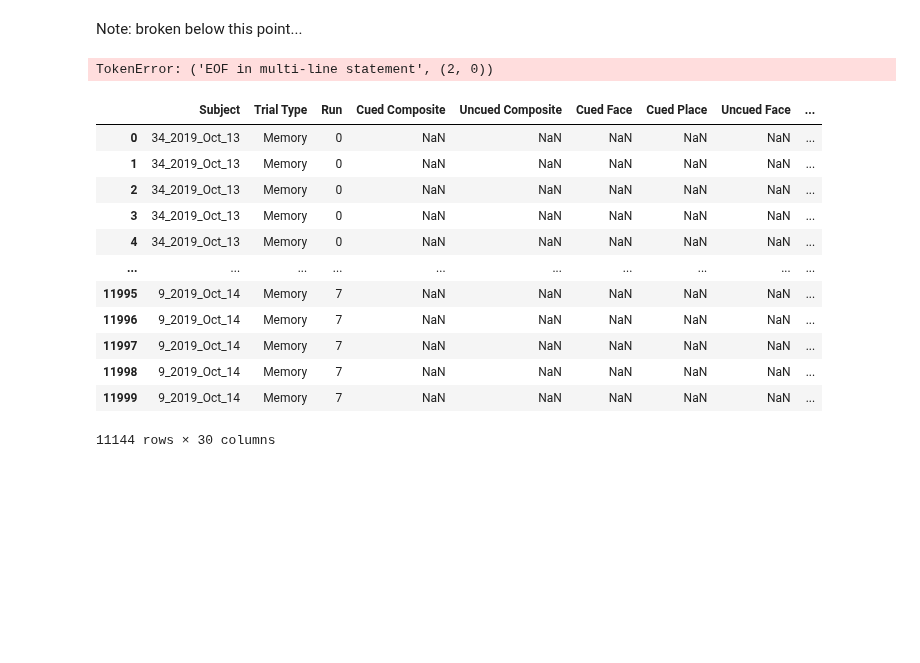
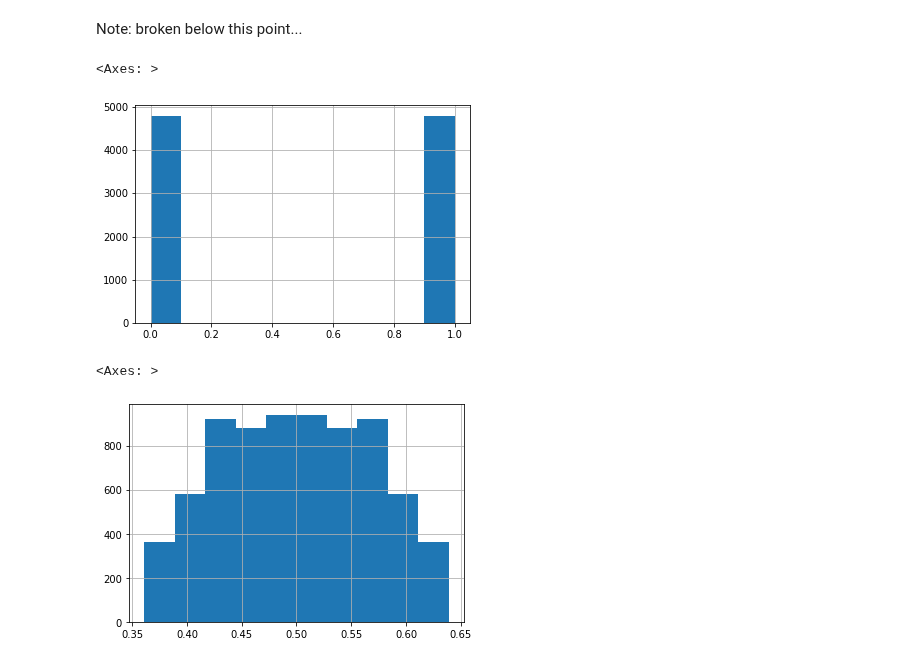
Before and after one commit to jeremymanning/attention-memory-task, a Jupyter notebook: code/data_loader.ipynb, the cells around one changed output. Drawn from its saved outputs; the diff is of its cells as text; code cells hidden in the pictures; blank space fills up the shorter version.

Commit message:
working on cue recency analyses

```diff
--- a/code/data_loader.ipynb
+++ b/code/data_loader.ipynb
@@ -1026,7 +1026,7 @@ fig.savefig(os.path.join(figdir, 'recency_weights.pdf'), bbox_inches='tight')
 Note: broken below this point...
 # %%
 def nearest_cues(current, all, **kwargs):
-    previous = all.query('Subject == @current.Subject and `Trial Type` == "Presentation" and ((Run == @current.Run and Order <= @current.Order)').sort_values(by=['Run', 'Order'], ascending=False)
+    previous = all.query('Subject == @current.Subject and `Trial Type` == "Presentation" and Run == @current.Run').sort_values(by=['Run', 'Order'], ascending=False)
     if len(previous) == 0:
         return np.nan, np.nan, np.nan
 
@@ -1034,15 +1034,15 @@ def nearest_cues(current, all, **kwargs):
 
     nearest_match = np.where(same_category)[0]
     if len(nearest_match) == 0:
-        nearest_match = np.nan
+        closest = np.nan
         number_of_matches = 0
         recency_weighted_number_of_matches = 0
     else:
-        nearest_match = nearest_match[0]
+        closest = np.min(nearest_match) + 1
         number_of_matches = np.sum(same_category)
-        recency_weighted_number_of_matches = np.sum(recency(9 - nearest_match), **kwargs) / sum(recency(9 - np.arange(previous.shape[0]), **kwargs))
+        recency_weighted_number_of_matches = max([min([np.sum(recency(nearest_match, **kwargs)) / sum(recency(9 - np.arange(previous.shape[0]), **kwargs)), 1]), 0])
 
-    return nearest_match, number_of_matches, recency_weighted_number_of_matches
+    return closest, number_of_matches, recency_weighted_number_of_matches
 # %%
 def add_cue_recency_info(df):
     df['Distance to nearest same-category cue'] = np.nan
@@ -1052,23 +1052,19 @@ def add_cue_recency_info(df):
     for i, row in tqdm(df.query('`Trial Type` == "Memory"').iterrows()):
         df.loc[i, 'Distance to nearest same-category cue'], df.loc[i, 'Number of same-category cues'], df.loc[i, 'Recency-weighted number of same-category cues'] = nearest_cues(row, df)
     return df
-# %%
-add_cue_recency_info(sustained_behavioral)
-# %% [output]
-TokenError: ('EOF in multi-line statement', (2, 0))
-# %%
-sustained
-# %% [output]
-|  | Subject | Trial Type | Run | Cued Composite | Uncued Composite | Cued Face | Cued Place | Uncued Face | ... |
-| 0 | 34_2019_Oct_13 | Memory | 0 | NaN | NaN | NaN | NaN | NaN | ... |
-| 1 | 34_2019_Oct_13 | Memory | 0 | NaN | NaN | NaN | NaN | NaN | ... |
-| 2 | 34_2019_Oct_13 | Memory | 0 | NaN | NaN | NaN | NaN | NaN | ... |
-| 3 | 34_2019_Oct_13 | Memory | 0 | NaN | NaN | NaN | NaN | NaN | ... |
-| 4 | 34_2019_Oct_13 | Memory | 0 | NaN | NaN | NaN | NaN | NaN | ... |
-| ... | ... | ... | ... | ... | ... | ... | ... | ... | ... |
-| 11995 | 9_2019_Oct_14 | Memory | 7 | NaN | NaN | NaN | NaN | NaN | ... |
-| 11996 | 9_2019_Oct_14 | Memory | 7 | NaN | NaN | NaN | NaN | NaN | ... |
-| 11997 | 9_2019_Oct_14 | Memory | 7 | NaN | NaN | NaN | NaN | NaN | ... |
-| 11998 | 9_2019_Oct_14 | Memory | 7 | NaN | NaN | NaN | NaN | NaN | ... |
-| 11999 | 9_2019_Oct_14 | Memory | 7 | NaN | NaN | NaN | NaN | NaN | ... |
-11144 rows × 30 columns
+# %%
+sustained_behavioral = add_cue_recency_info(sustained_behavioral)
+variable_behavioral = add_cue_recency_info(variable_behavioral)
+
+sustained = sustained_behavioral[~sustained_behavioral['Attended intersection']]
+variable = variable_behavioral[~variable_behavioral['Attended intersection']]
+# %%
+sustained['Recency-weighted number of same-category cues'].hist()
+# %% [output]
+<Axes: >
+[figure, added]
+# %%
+variable['Recency-weighted number of same-category cues'].hist()
+# %% [output]
+<Axes: >
+[figure, added]
```
Also changed, not shown: parts of 4 cells of this notebook.
